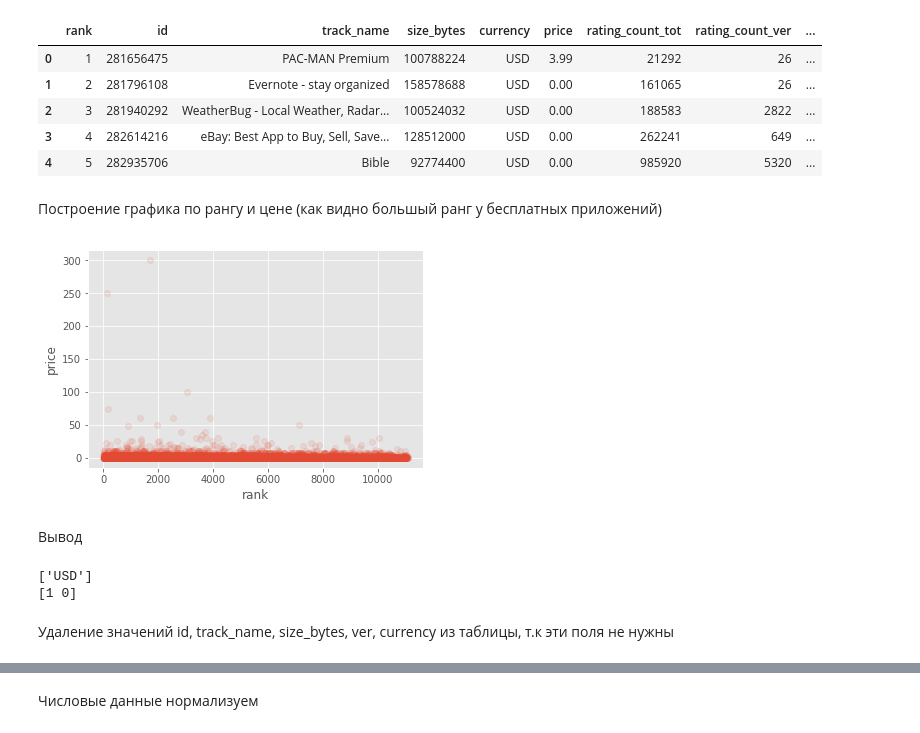
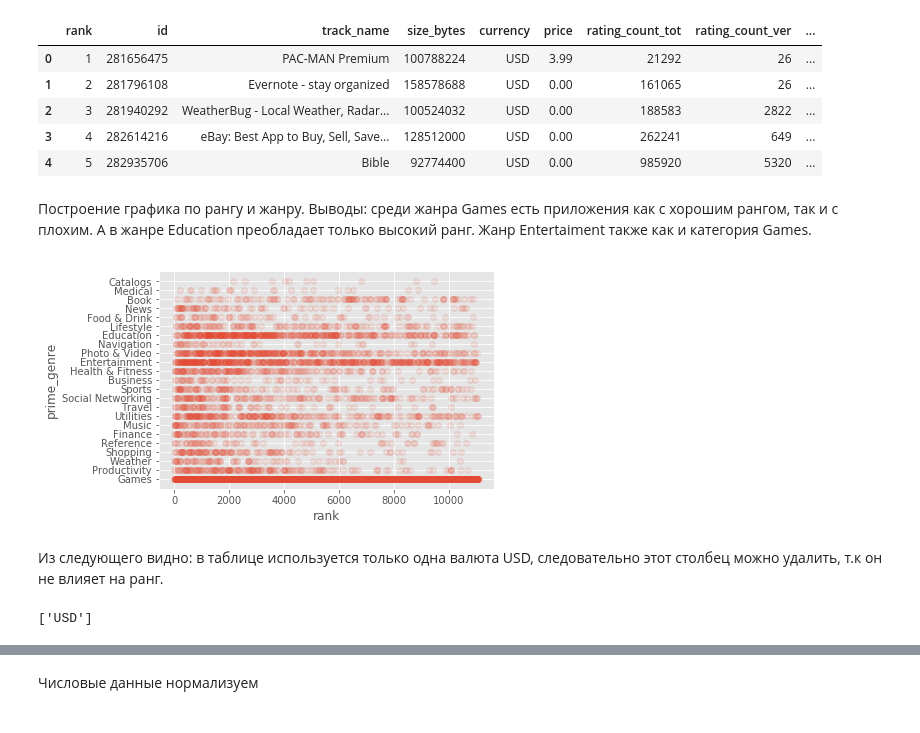
Before and after one commit to RyabininK4/MachineLearning, a Jupyter notebook: Lab.ipynb, the cells around one changed output, grey strips where cells are left out. Cells and saved outputs as stored; diff of their text form; code cells hidden in the pictures.

```diff
--- a/Lab.ipynb
+++ b/Lab.ipynb
@@ -40,22 +40,18 @@ data.head()
 | 2 | 3 | 281940292 | WeatherBug - Local Weather, Radar... | 100524032 | USD | 0.00 | 188583 | 2822 | ... |
 | 3 | 4 | 282614216 | eBay: Best App to Buy, Sell, Save... | 128512000 | USD | 0.00 | 262241 | 649 | ... |
 | 4 | 5 | 282935706 | Bible | 92774400 | USD | 0.00 | 985920 | 5320 | ... |
-# %% [markdown]
-Построение графика по рангу и цене (как видно большый ранг у бесплатных приложений)
+# %% [markdown]
+Построение графика по рангу и жанру. Выводы: среди жанра Games есть приложения как с хорошим рангом, так и с плохим. А в жанре Education преобладает только высокий ранг. Жанр Entertaiment также как и категория Games.
 # %%
-plt.plot(data['rank'], data['price'], 'o', alpha=0.1)
+plt.plot(data['rank'], data['prime_genre'], 'o', alpha=0.1)
 plt.xlabel('rank')
-plt.ylabel('price')
+plt.ylabel('prime_genre')
 pass
 # %% [output]
-[figure, old version]
+[figure, new version]
-# %% [markdown]
-Вывод
+# %% [markdown]
+Из следующего видно: в таблице используется только одна валюта USD, следовательно этот столбец можно удалить, т.к он не влияет на ранг.
 # %%
 print(data['currency'].unique())
-print(data['vpp_lic'].unique())
 # %% [output]
 ['USD']
-[1 0]
-# %% [markdown]
-Удаление значений id, track_name, size_bytes, ver, currency из таблицы, т.к эти поля не нужны
```
Also changed, not shown: parts of 42 cells of this notebook.
